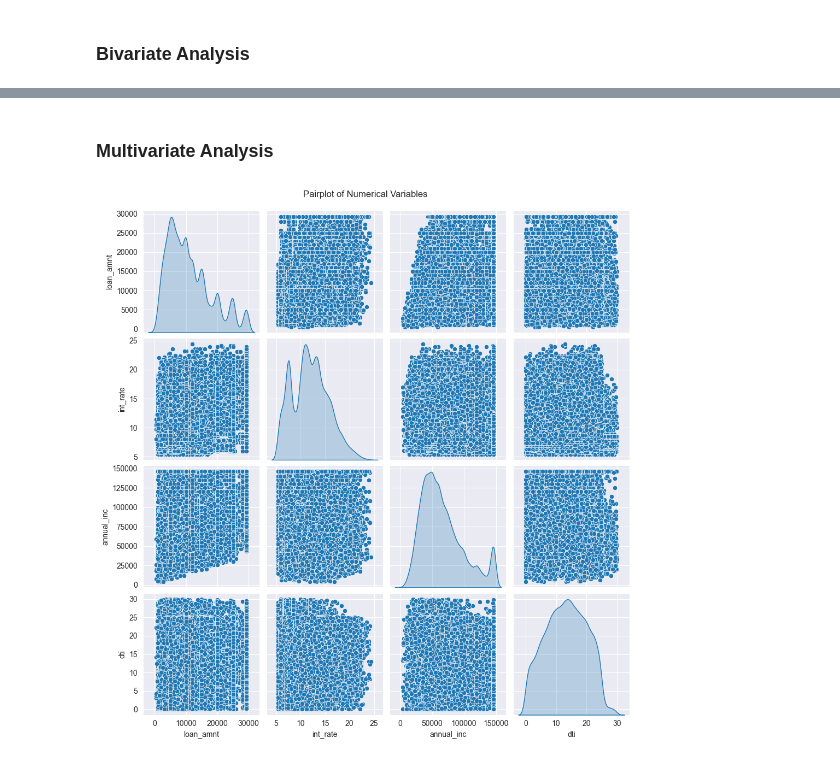
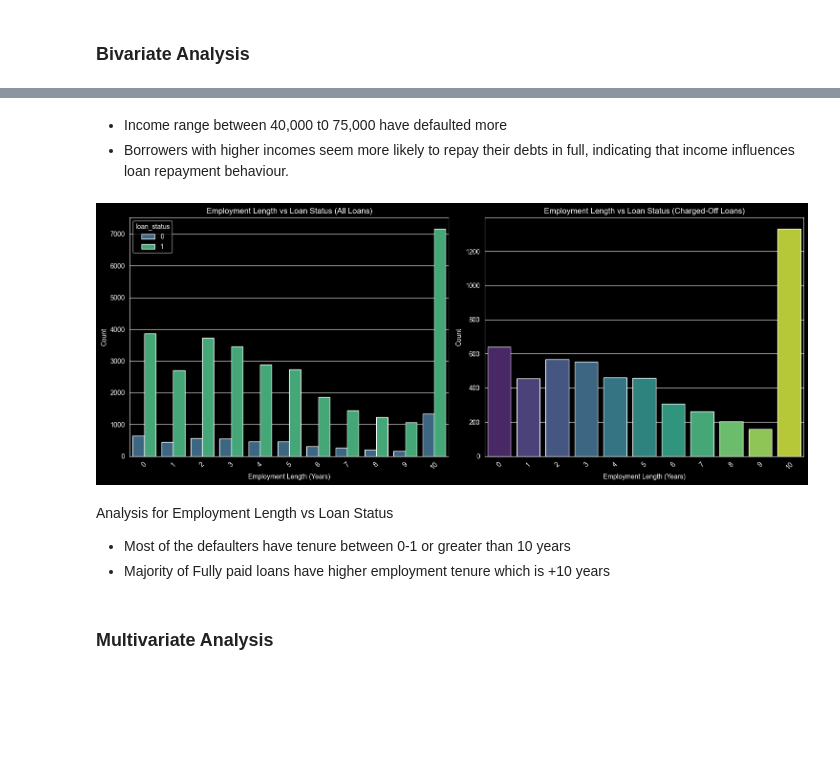
Before and after one commit to muralik31/Lending-Club-Case-Study, a Jupyter notebook: Murali_Krishna_Kondapally.ipynb, the cells around one changed output, grey strips where cells are left out. Cells and saved outputs as stored; diff of their text form; code cells hidden in the pictures; blank space fills up the shorter version.

```diff
--- a/Murali_Krishna_Kondapally.ipynb
+++ b/Murali_Krishna_Kondapally.ipynb
@@ -873,11 +914,33 @@ plt.show()
+# %% [markdown]
+- Income range between 40,000 t0 75,000 have defaulted more
+- Borrowers with higher incomes seem more likely to repay their debts in full, indicating that income influences loan repayment behaviour.
+# %%
+# Countplot for Employment Length vs Loan Status (All Loans)
+plt.figure(figsize=(15, 6))
+
+# Countplot for All Loans
+plt.subplot(1, 2, 1)
+sns.countplot(data=df_latest, x='emp_length', hue='loan_status', palette='viridis')
+plt.title("Employment Length vs Loan Status (All Loans)")
+plt.xlabel("Employment Length (Years)")
+plt.ylabel("Count")
+plt.xticks(rotation=45)
+
+# Countplot for Charged Off Loans
+plt.subplot(1, 2, 2)
+sns.countplot(data=df_charged_off, x='emp_length', palette='viridis')
+plt.title("Employment Length vs Loan Status (Charged-Off Loans)")
+plt.xlabel("Employment Length (Years)")
+plt.ylabel("Count")
+plt.xticks(rotation=45)
+
+plt.tight_layout()
+plt.show()
+# %% [output]
+[figure, added]
+# %% [markdown]
+Analysis for Employment Length vs Loan Status
+- Most of the defaulters have tenure between 0-1 or greater than 10 years
+- Majority of Fully paid loans have higher employment tenure which is +10 years
 # %% [markdown]
 ### Multivariate Analysis
-# %%
-### A pairplot and correlation heatmap can help explore relationships among multiple numerical variables like loan_amnt, annual_inc, int_rate, and dt
-
-# Pairplot to analyze relationships between numerical variables
-sns.pairplot(df_latest[['loan_amnt', 'int_rate', 'annual_inc', 'dti']], diag_kind='kde')
-plt.suptitle('Pairplot of Numerical Variables', y=1.02)
-plt.show()
-# %% [output]
-[figure, removed]
```
Also changed, not shown: parts of 13 cells of this notebook.
